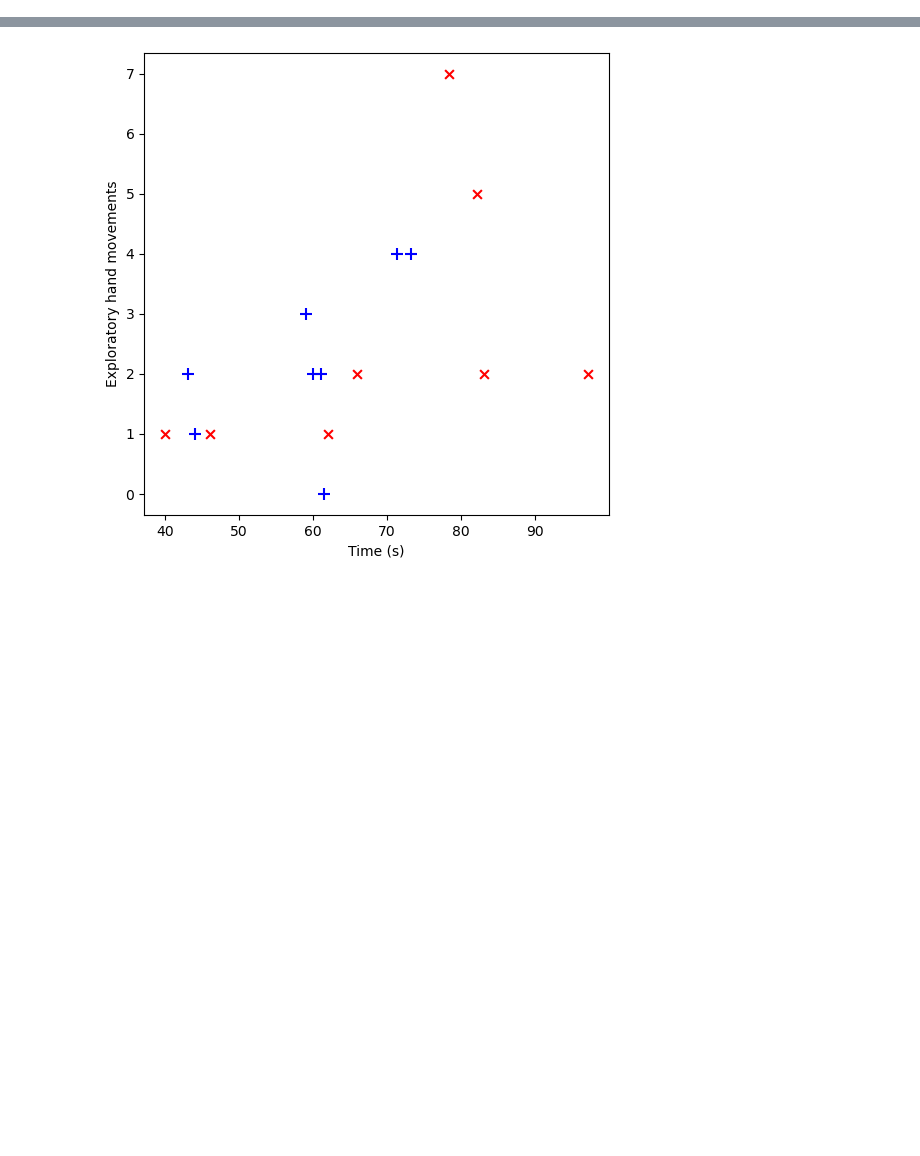
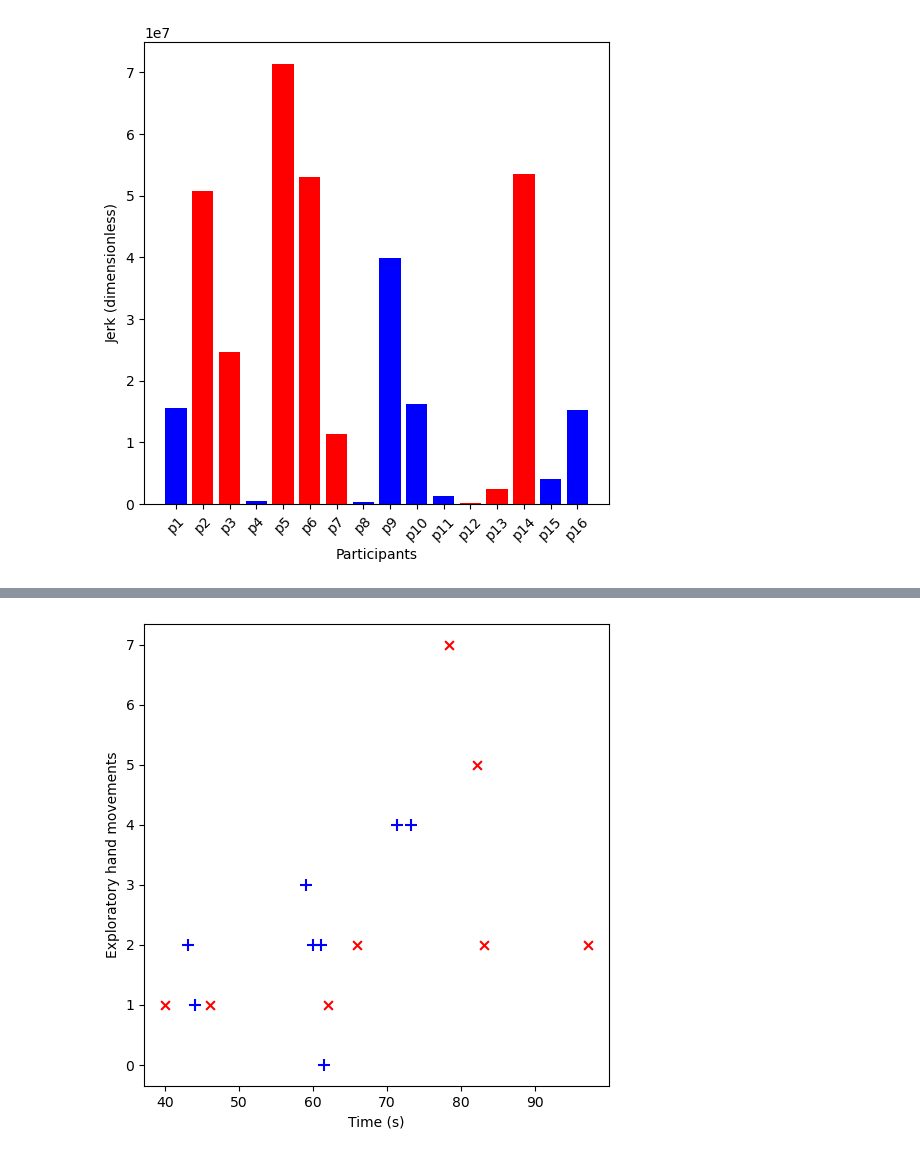
Before and after one commit to doertiboy/MasterStudy, a Jupyter notebook: Plotting.ipynb, the cells around one changed output, grey strips where cells are left out. Saved outputs shown, nothing was run; the diff lists cells and outputs as text; code cells hidden in the pictures; blank space fills up the shorter version.

```diff
--- a/Plotting.ipynb
+++ b/Plotting.ipynb
@@ -48,0 +72,4 @@ def plotFeatures(feature_x, feature_y, label_x, label_y):
+# %%
+plotBars(jerk_3, 'Participants', 'Jerk (dimensionless)', 'jerk3')
+# %% [output]
+[figure, added]
```
Also changed, not shown: parts of 15 cells of this notebook, 28 other files.
